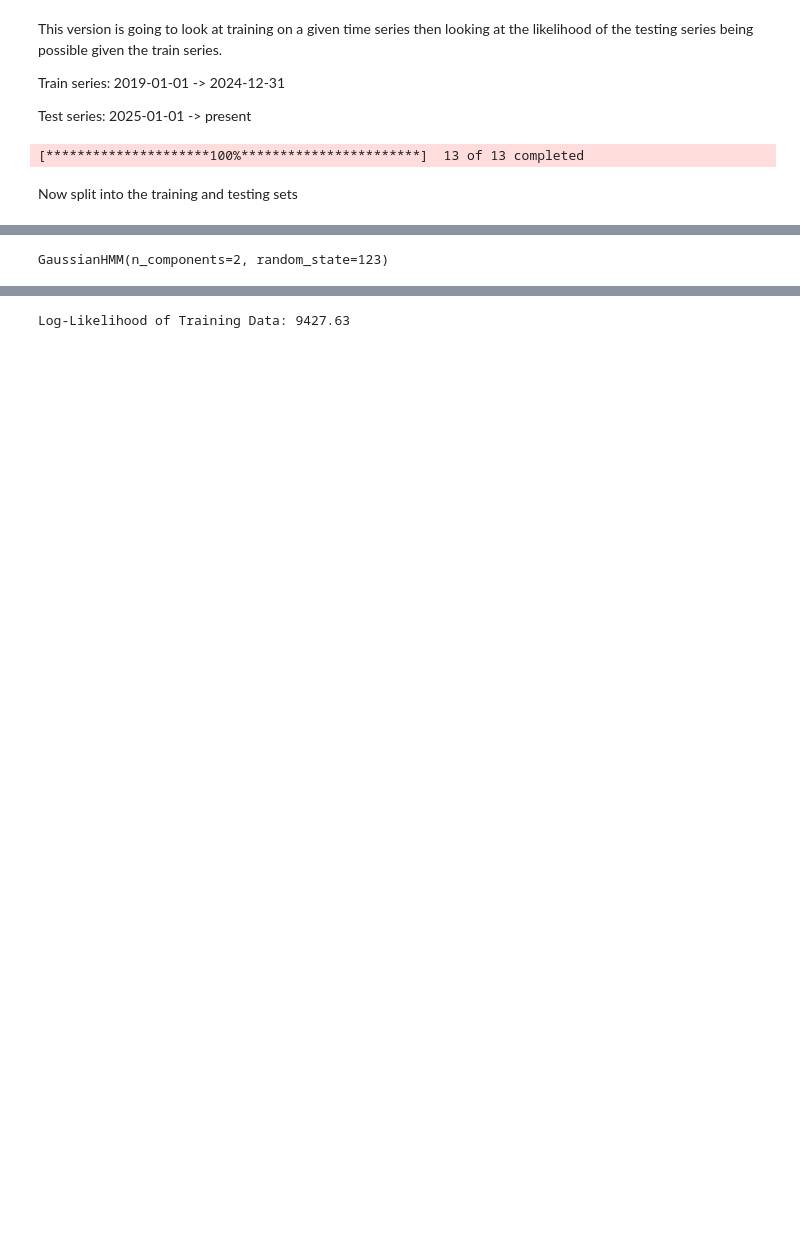
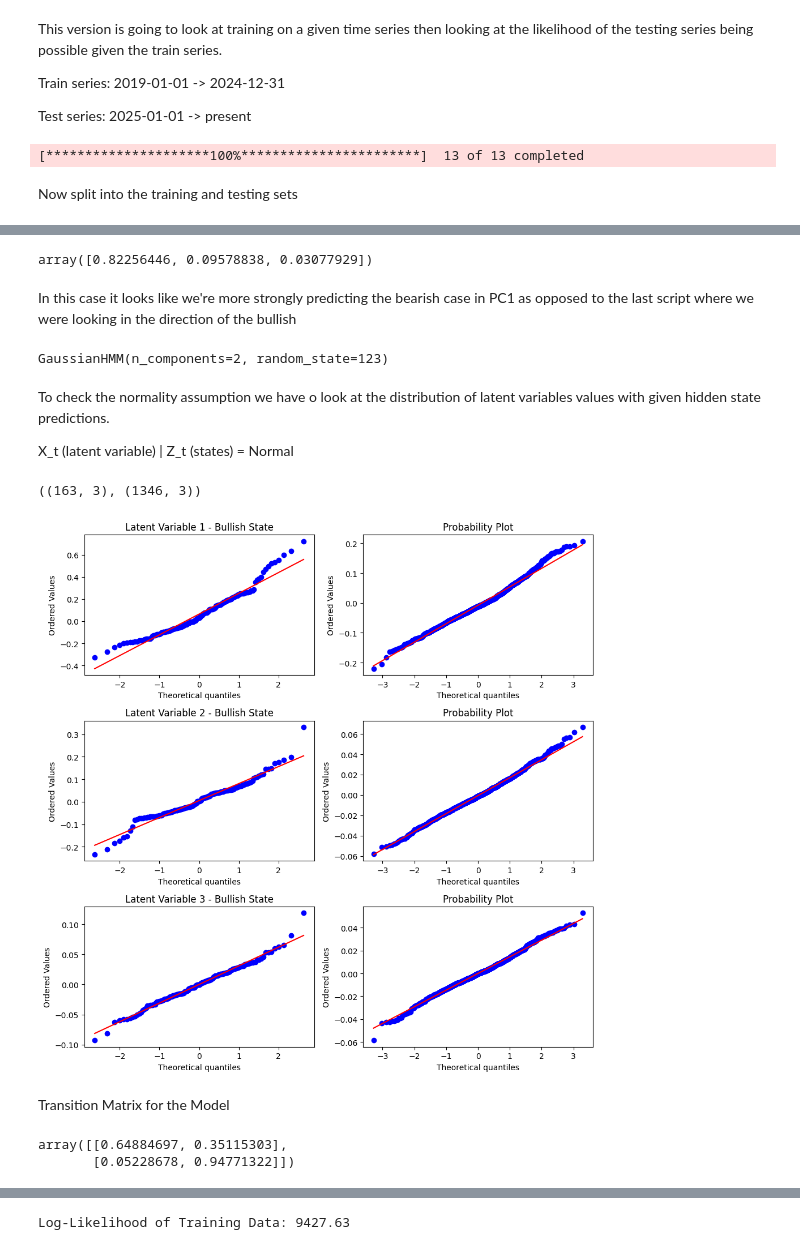
Before and after one commit to CampbelSoup/Regime-Classification-PCA-HMM-S-P500, a Jupyter notebook: traintest_pca_hmm.ipynb, the cells around one changed output, grey strips where cells are left out. Drawn from its saved outputs; the diff is of its cells as text; code cells hidden in the pictures; blank space fills up the shorter version.

Commit message:
Added the gaussian check and did looked at the loglikelihood between the train and testing data

```diff
--- a/traintest_pca_hmm.ipynb
+++ b/traintest_pca_hmm.ipynb
@@ -61,6 +75,45 @@ latent_test.shape, latent_train.shape
+# %%
+pca.explained_variance_ratio_
+# %% [output]
+array([0.82256446, 0.09578838, 0.03077929])
+# %% [markdown]
+In this case it looks like we're more strongly predicting the bearish case in PC1 as opposed to the last script where we were looking in the direction of the bullish
 # %%
 hmm_model = hmm.GaussianHMM(n_components=2, random_state=seed)
 
 hmm_model.fit(latent_train)
 # %% [output]
 GaussianHMM(n_components=2, random_state=123)
+# %% [markdown]
+To check the normality assumption we have o look at the distribution of latent variables values with given hidden state predictions.
+
+X_t (latent variable) | Z_t (states) = Normal
+# %%
+train_states = hmm_model.predict(latent_train)
+X_bear = latent_train[train_states == 0]
+X_bull = latent_train[train_states == 1]
+X_bear.shape, X_bull.shape
+# %% [output]
+((163, 3), (1346, 3))
+# %%
+fig, axes = plt.subplots(nrows=3, ncols=2, figsize=(10,10))
+for i in range(X_bear.shape[1]):
+
+    stats.probplot(X_bear[:, i], dist='norm', plot=axes[i,0])
+    axes[i,0].set_title(f'Latent Variable {i+1} - Bearish State')
+
+    stats.probplot(X_bull[:, i], dist='norm', plot=axes[i,1])
+    axes[i,0].set_title(f'Latent Variable {i+1} - Bullish State')
+
+plt.tight_layout()
+plt.show()
+# %% [output]
+[figure, added]
+# %% [markdown]
+Transition Matrix for the Model
+# %%
+transition_matrix = hmm_model.transmat_
+transition_matrix
+# %% [output]
+array([[0.64884697, 0.35115303],
+       [0.05228678, 0.94771322]])
```
Also changed, not shown: parts of 14 cells of this notebook, 1 other file.
